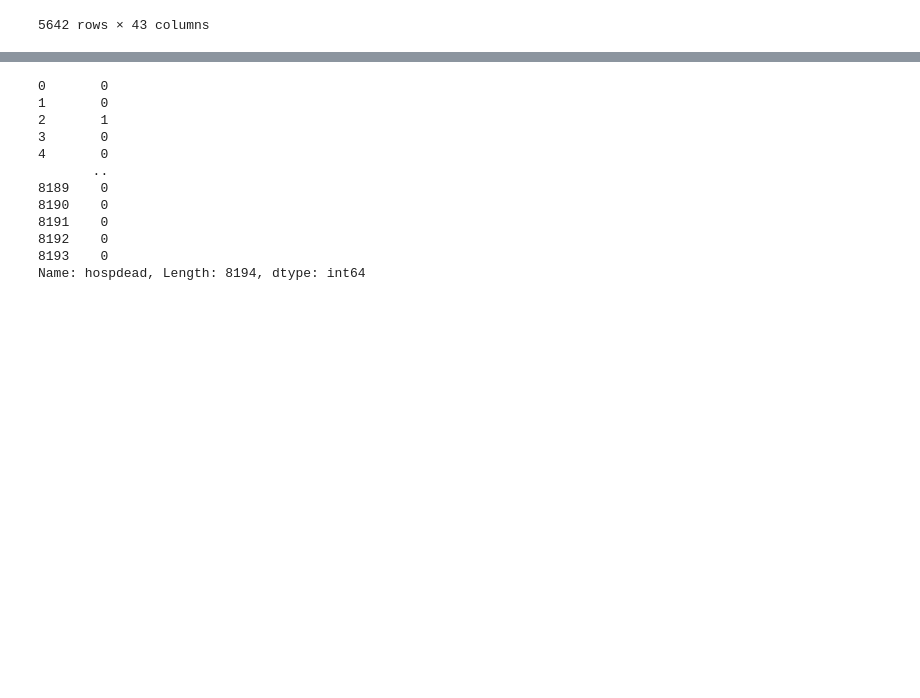
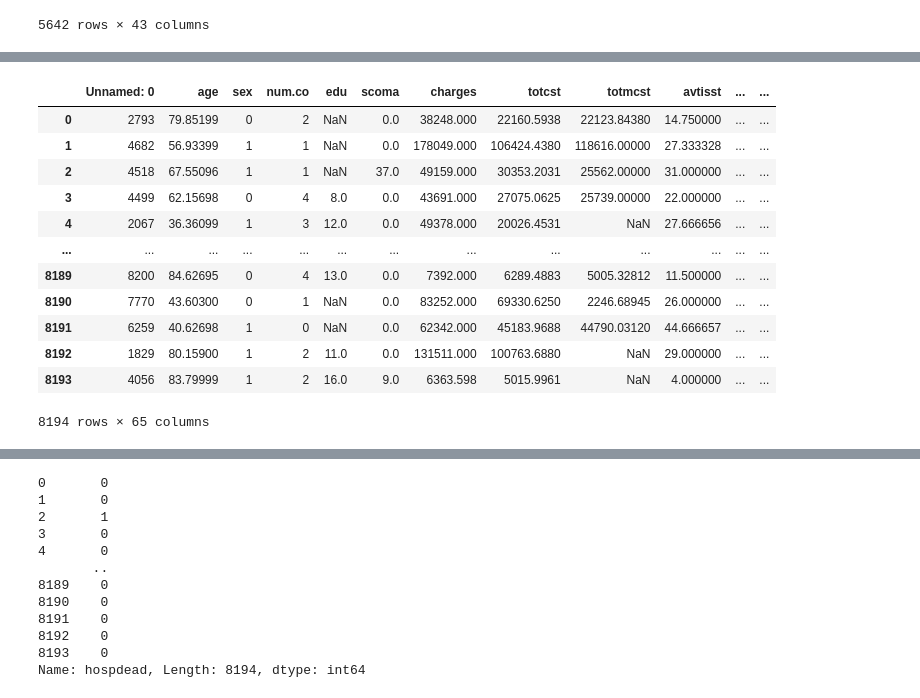
Before and after one commit to MH0386/death_predictor, a Jupyter notebook: death_predictor.ipynb, the cells around one changed output, grey strips where cells are left out. Saved outputs shown, nothing was run; the diff lists cells and outputs as text; code cells hidden in the pictures; blank space fills up the shorter version.

```diff
--- a/death_predictor.ipynb
+++ b/death_predictor.ipynb
@@ -40,0 +74,18 @@ y_train = train_data.hospdead
+# %%
+x_train = pd.get_dummies(train_data)
+# %%
+x_train
+# %% [output]
+|  | Unnamed: 0 | age | sex | num.co | edu | scoma | charges | totcst | totmcst | avtisst | ... | ... |
+| 0 | 2793 | 79.85199 | 0 | 2 | NaN | 0.0 | 38248.000 | 22160.5938 | 22123.84380 | 14.750000 | ... | ... |
+| 1 | 4682 | 56.93399 | 1 | 1 | NaN | 0.0 | 178049.000 | 106424.4380 | 118616.00000 | 27.333328 | ... | ... |
+| 2 | 4518 | 67.55096 | 1 | 1 | NaN | 37.0 | 49159.000 | 30353.2031 | 25562.00000 | 31.000000 | ... | ... |
+| 3 | 4499 | 62.15698 | 0 | 4 | 8.0 | 0.0 | 43691.000 | 27075.0625 | 25739.00000 | 22.000000 | ... | ... |
+| 4 | 2067 | 36.36099 | 1 | 3 | 12.0 | 0.0 | 49378.000 | 20026.4531 | NaN | 27.666656 | ... | ... |
+| ... | ... | ... | ... | ... | ... | ... | ... | ... | ... | ... | ... | ... |
+| 8189 | 8200 | 84.62695 | 0 | 4 | 13.0 | 0.0 | 7392.000 | 6289.4883 | 5005.32812 | 11.500000 | ... | ... |
+| 8190 | 7770 | 43.60300 | 0 | 1 | NaN | 0.0 | 83252.000 | 69330.6250 | 2246.68945 | 26.000000 | ... | ... |
+| 8191 | 6259 | 40.62698 | 1 | 0 | NaN | 0.0 | 62342.000 | 45183.9688 | 44790.03120 | 44.666657 | ... | ... |
+| 8192 | 1829 | 80.15900 | 1 | 2 | 11.0 | 0.0 | 131511.000 | 100763.6880 | NaN | 29.000000 | ... | ... |
+| 8193 | 4056 | 83.79999 | 1 | 2 | 16.0 | 9.0 | 6363.598 | 5015.9961 | NaN | 4.000000 | ... | ... |
+8194 rows × 65 columns
```
Also changed, not shown: parts of 11 cells of this notebook.
